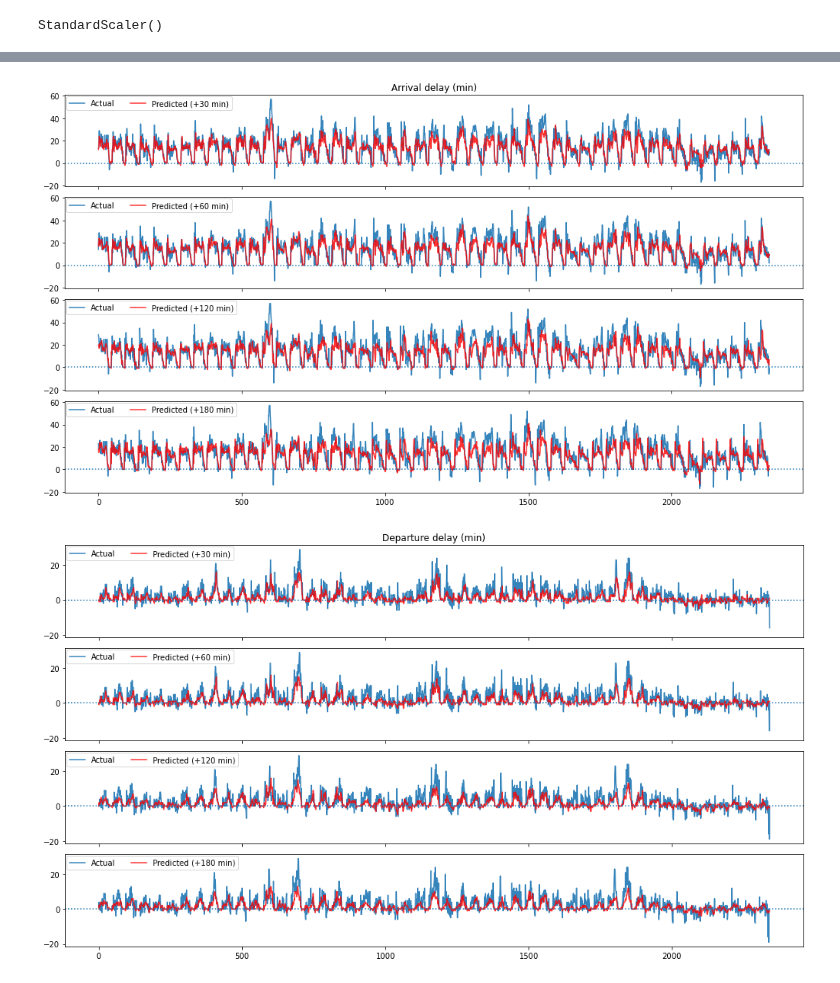
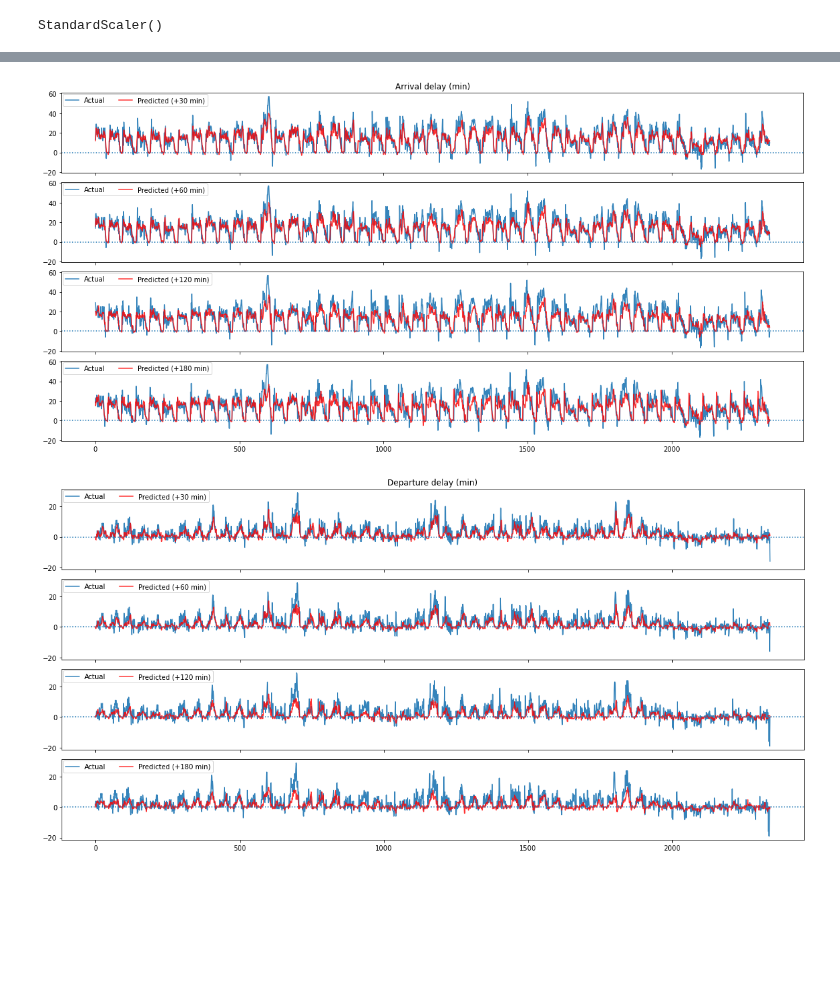
Before and after one commit to junzis/atdelay, a Jupyter notebook: airport_delay_lstm.ipynb, the cells around one changed output, grey strips where cells are left out. Saved outputs shown, nothing was run; the diff lists cells and outputs as text; code cells hidden in the pictures; blank space fills up the shorter version.

```diff
--- a/airport_delay_lstm.ipynb
+++ b/airport_delay_lstm.ipynb
@@ -287,40 +257,40 @@ results.to_csv("data/airport_delay_lstm_results.csv", index=False)
 # %%
 df = results
 
-fig, axes = plt.subplots(4, 1, figsize=(14, 8), sharex=True, sharey=True)
+fig, axes = plt.subplots(4, 1, figsize=(16, 8), sharex=True, sharey=True)
 
 ax = axes[0]
 ax.plot(df.arr_30m, alpha=0.9, label="Actual")
 ax.plot(df.arr_est_30m, color="r", alpha=0.8, label="Predicted (+30 min)")
 ax.axhline(0, ls=":")
 ax.legend(loc="upper left", borderaxespad=0.2, ncol=2)
 ax.set_title("Arrival delay (min)")
 
 
 ax = axes[1]
 ax.plot(df.arr_60m, alpha=0.9, label="Actual")
 ax.plot(df.arr_est_60m, color="r", alpha=0.8, label="Predicted (+60 min)")
 ax.axhline(0, ls=":")
 ax.legend(loc="upper left", borderaxespad=0.2, ncol=2)
 
 ax = axes[2]
 ax.plot(df.arr_120m, alpha=0.9, label="Actual")
 ax.plot(df.arr_est_120m, color="r", alpha=0.8, label="Predicted (+120 min)")
 ax.axhline(0, ls=":")
 ax.legend(loc="upper left", borderaxespad=0.2, ncol=2)
 
 ax = axes[3]
 ax.plot(df.arr_180m, alpha=0.9, label="Actual")
 ax.plot(df.arr_est_180m, color="r", alpha=0.8, label="Predicted (+180 min)")
 ax.axhline(0, ls=":")
 ax.legend(loc="upper left", borderaxespad=0.2, ncol=2)
 
 
 plt.tight_layout()
 # %% [output]
-[figure, old version]
+[figure, new version]
 # %%
-fig, axes = plt.subplots(4, 1, figsize=(14, 8), sharex=True, sharey=True)
+fig, axes = plt.subplots(4, 1, figsize=(16, 8), sharex=True, sharey=True)
 
 ax = axes[0]
 ax.plot(df.dep_30m, alpha=0.9, label="Actual")
@@ -350,4 +320,4 @@ ax.legend(loc="upper left", borderaxespad=0.2, ncol=2)
 
 plt.tight_layout()
 # %% [output]
-[figure, old version]
+[figure, new version]
```
Also changed, not shown: parts of 7 cells of this notebook, 22 other files.
